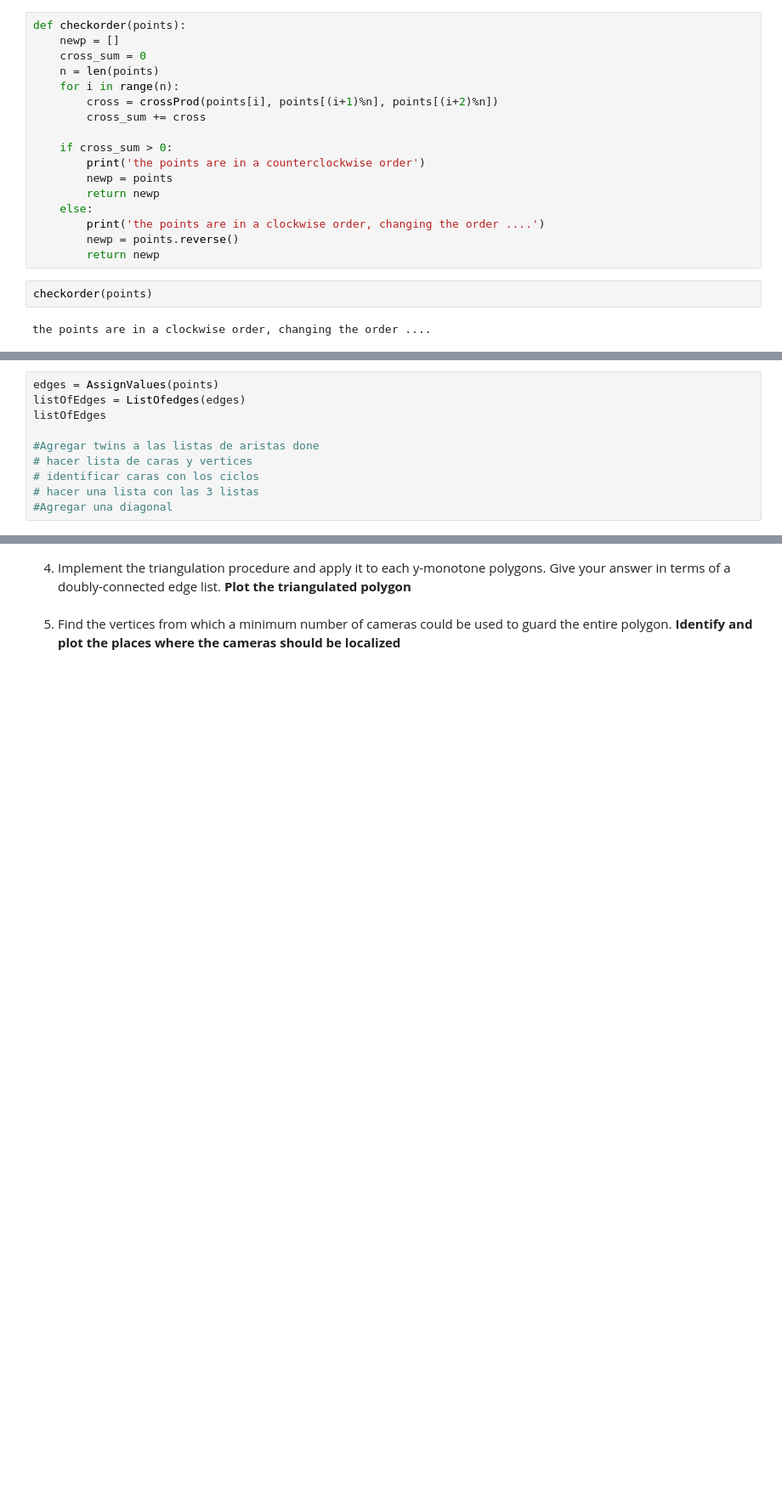
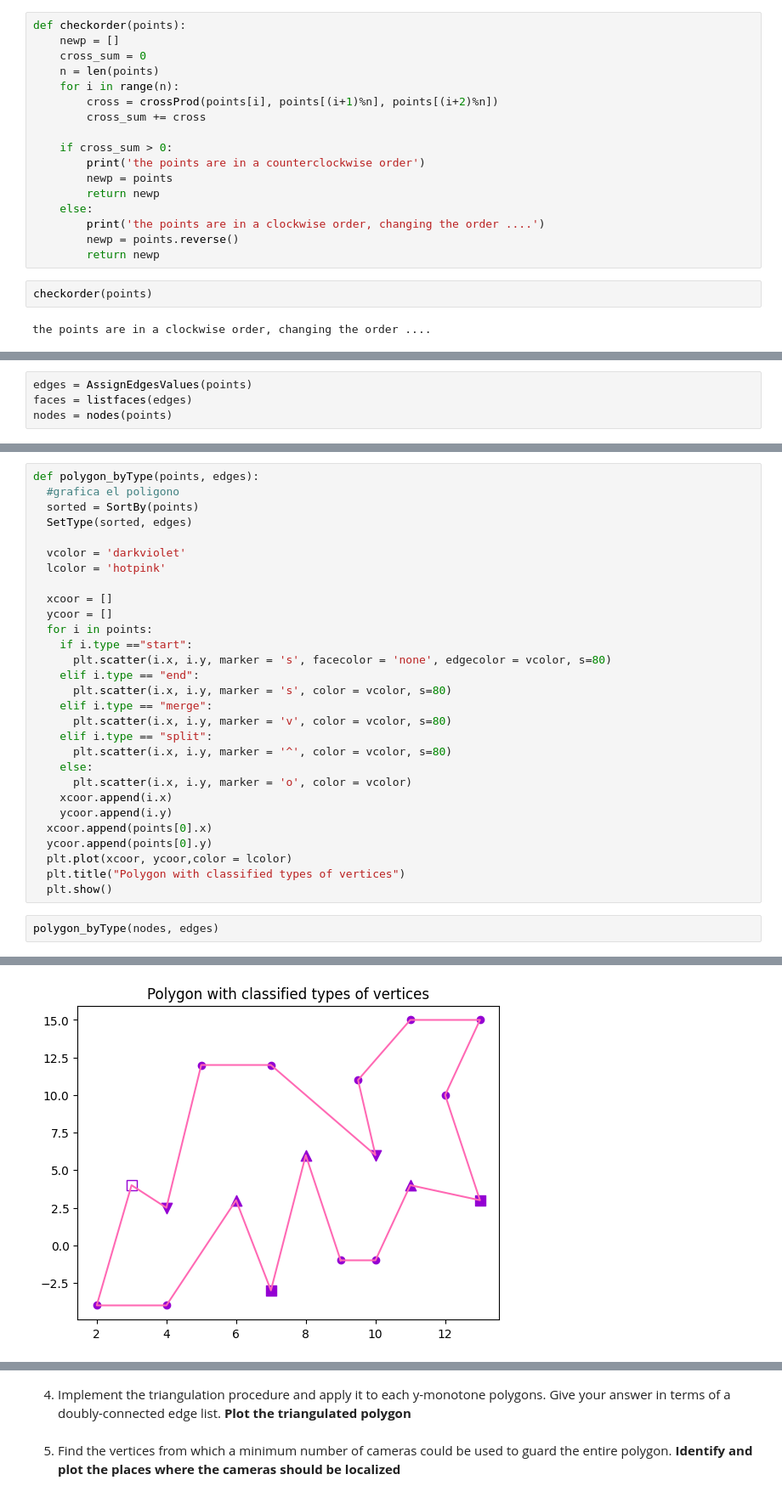
Before and after one commit to valeferreiraan/GeometriaComputacional, a Jupyter notebook: Tareas/Tarea2_ValeriaFerreira.ipynb, the cells around one changed output, grey strips where cells are left out. Shown: that part at 85% size. Saved outputs shown, nothing was run; the diff lists cells and outputs as text; blank space fills up the shorter version.

```diff
--- a/Tareas/Tarea2_ValeriaFerreira.ipynb
+++ b/Tareas/Tarea2_ValeriaFerreira.ipynb
@@ -202,10 +139,0 @@ def ListOfFaces(edges):
-# %%
-edges = AssignValues(points)
-listOfEdges = ListOfedges(edges)
-listOfEdges
-
-#Agregar twins a las listas de aristas done
-# hacer lista de caras y vertices
-# identificar caras con los ciclos
-# hacer una lista con las 3 listas
-#Agregar una diagonal
@@ -286,0 +267,4 @@ def YMonotone(lists):
+# %%
+edges = AssignEdgesValues(points)
+faces = listfaces(edges)
+nodes = nodes(points)
@@ -286,0 +395,32 @@ def YMonotone(lists):
+# %%
+def polygon_byType(points, edges):
+  #grafica el poligono
+  sorted = SortBy(points)
+  SetType(sorted, edges)
+
+  vcolor = 'darkviolet'
+  lcolor = 'hotpink'
+
+  xcoor = []
+  ycoor = []
+  for i in points:
+    if i.type =="start":
+      plt.scatter(i.x, i.y, marker = 's', facecolor = 'none', edgecolor = vcolor, s=80)
+    elif i.type == "end":
+      plt.scatter(i.x, i.y, marker = 's', color = vcolor, s=80)
+    elif i.type == "merge":
+      plt.scatter(i.x, i.y, marker = 'v', color = vcolor, s=80)
+    elif i.type == "split":
+      plt.scatter(i.x, i.y, marker = '^', color = vcolor, s=80)
+    else:
+      plt.scatter(i.x, i.y, marker = 'o', color = vcolor)
+    xcoor.append(i.x)
+    ycoor.append(i.y)
+  xcoor.append(points[0].x)
+  ycoor.append(points[0].y)
+  plt.plot(xcoor, ycoor,color = lcolor)
+  plt.title("Polygon with classified types of vertices")
+  plt.show()
+# %%
+polygon_byType(nodes, edges)
+# %% [output]
@@ -286,0 +445 @@ def YMonotone(lists):
+[figure, added]
```
Also changed, not shown: parts of 55 cells of this notebook, 1 other file.
